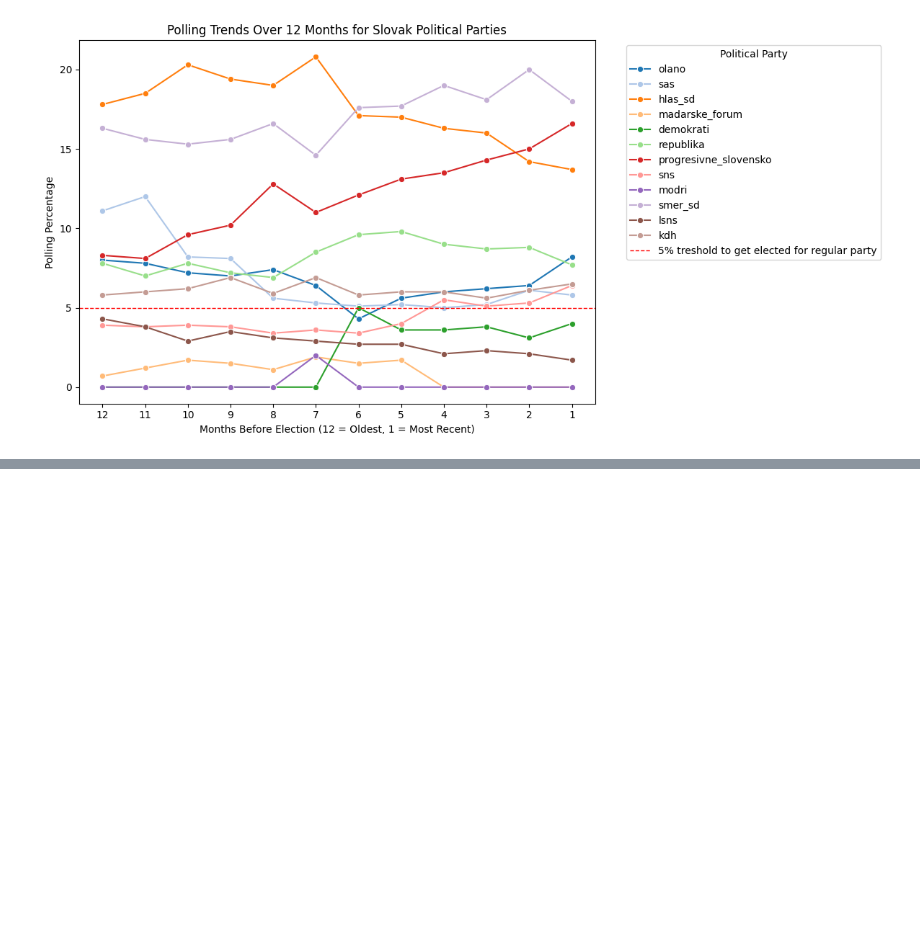
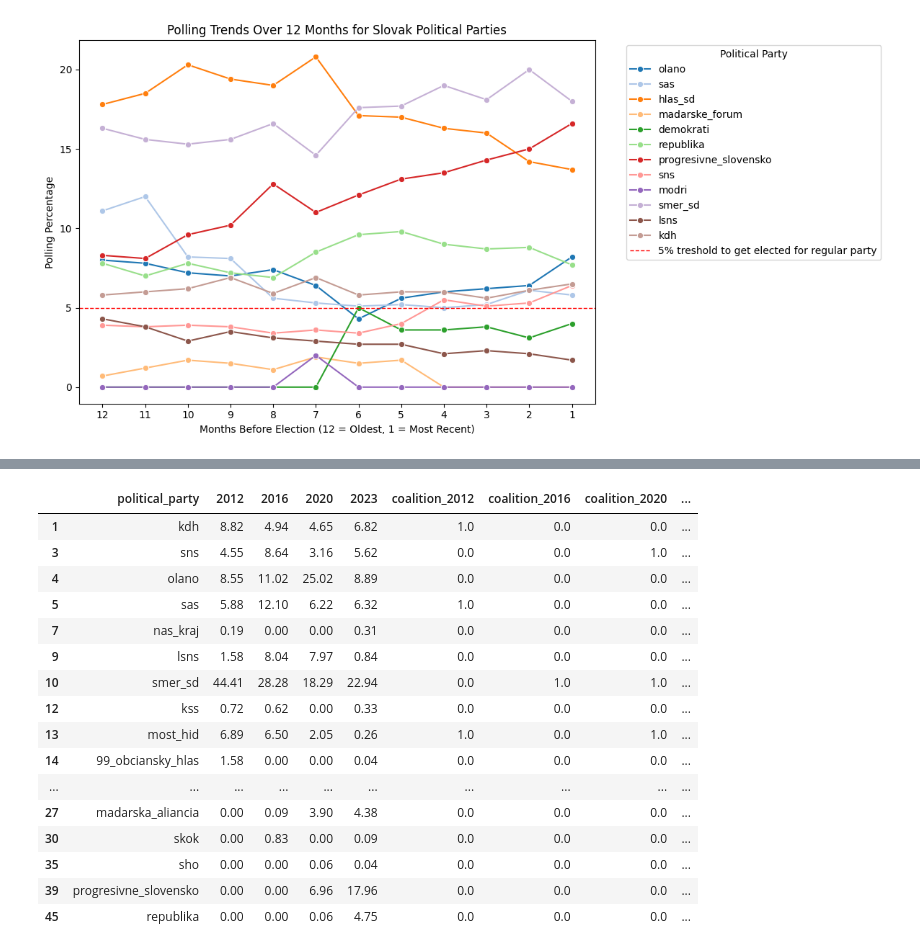
Before and after one commit to spitalskya/PDV-Slovak-election-prediction, a Jupyter notebook: src/exploratory_analysis.ipynb, the cells around one changed output, grey strips where cells are left out. Cells and saved outputs as stored; diff of their text form; code cells hidden in the pictures; blank space fills up the shorter version.

```diff
--- a/src/exploratory_analysis.ipynb
+++ b/src/exploratory_analysis.ipynb
@@ -147,0 +131,4 @@ plt.show()
+# %%
+#data about getting to parlament/forming coalition or oppossition
+data_coalition: pd.DataFrame = pd.read_csv("../data/elected_parties.csv")
+data_coalition.head()
@@ -147,0 +142,4 @@ plt.show()
+# %%
+#data purely about election result
+data_election_result: pd.DataFrame = pd.read_csv("../data/election_results.csv")
+data_election_result.head()
@@ -147,0 +153,44 @@ plt.show()
+# %%
+data_coalition['until_year'] = pd.to_datetime(data_coalition['until']).dt.year
+coalition_mapping = data_coalition.pivot_table(
+    index='political_party',
+    columns='until_year',
+    values='coalition',
+    fill_value=0
+).reset_index()
+coalition_mapping.columns.name = None
+coalition_mapping.rename(columns=lambda x: f"coalition_{x}" if isinstance(x, int) else x, inplace=True)
+
+
+# Merge with coalition data for each year
+df_combined = pd.merge(
+    data_election_result,
+    coalition_mapping,
+    on='political_party',
+    how='left'
+)
+df_combined = df_combined.fillna(0)
+df_combined
+columns_to_check = ['2012', '2016', '2020', '2023']
+
+# Filter out rows where the number of 0s in the specified columns is greater than 1
+df_filtered = df_combined[df_combined[columns_to_check].ne(0).sum(axis=1) > 1]
+df_filtered
+# %% [output]
+|  | political_party | 2012 | 2016 | 2020 | 2023 | coalition_2012 | coalition_2016 | coalition_2020 | ... |
+| 1 | kdh | 8.82 | 4.94 | 4.65 | 6.82 | 1.0 | 0.0 | 0.0 | ... |
+| 3 | sns | 4.55 | 8.64 | 3.16 | 5.62 | 0.0 | 0.0 | 1.0 | ... |
+| 4 | olano | 8.55 | 11.02 | 25.02 | 8.89 | 0.0 | 0.0 | 0.0 | ... |
+| 5 | sas | 5.88 | 12.10 | 6.22 | 6.32 | 1.0 | 0.0 | 0.0 | ... |
+| 7 | nas_kraj | 0.19 | 0.00 | 0.00 | 0.31 | 0.0 | 0.0 | 0.0 | ... |
+| 9 | lsns | 1.58 | 8.04 | 7.97 | 0.84 | 0.0 | 0.0 | 0.0 | ... |
+| 10 | smer_sd | 44.41 | 28.28 | 18.29 | 22.94 | 0.0 | 1.0 | 1.0 | ... |
+| 12 | kss | 0.72 | 0.62 | 0.00 | 0.33 | 0.0 | 0.0 | 0.0 | ... |
+| 13 | most_hid | 6.89 | 6.50 | 2.05 | 0.26 | 1.0 | 0.0 | 1.0 | ... |
+| 14 | 99_obciansky_hlas | 1.58 | 0.00 | 0.00 | 0.04 | 0.0 | 0.0 | 0.0 | ... |
+| ... | ... | ... | ... | ... | ... | ... | ... | ... | ... |
+| 27 | madarska_aliancia | 0.00 | 0.09 | 3.90 | 4.38 | 0.0 | 0.0 | 0.0 | ... |
+| 30 | skok | 0.00 | 0.83 | 0.00 | 0.09 | 0.0 | 0.0 | 0.0 | ... |
+| 35 | sho | 0.00 | 0.00 | 0.06 | 0.04 | 0.0 | 0.0 | 0.0 | ... |
+| 39 | progresivne_slovensko | 0.00 | 0.00 | 6.96 | 17.96 | 0.0 | 0.0 | 0.0 | ... |
+| 45 | republika | 0.00 | 0.00 | 0.06 | 4.75 | 0.0 | 0.0 | 0.0 | ... |
```
Also changed, not shown: parts of 6 cells of this notebook.
